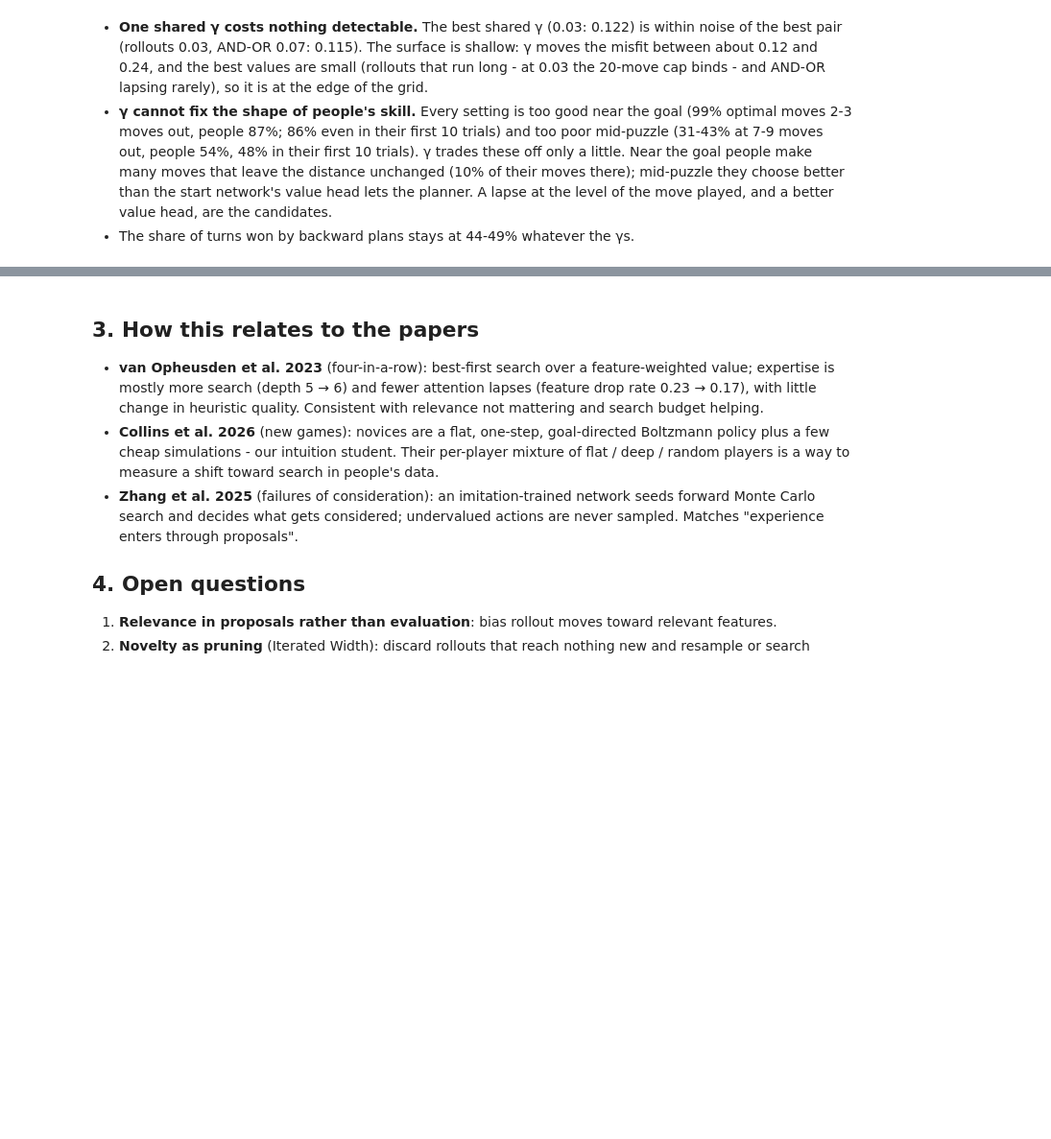
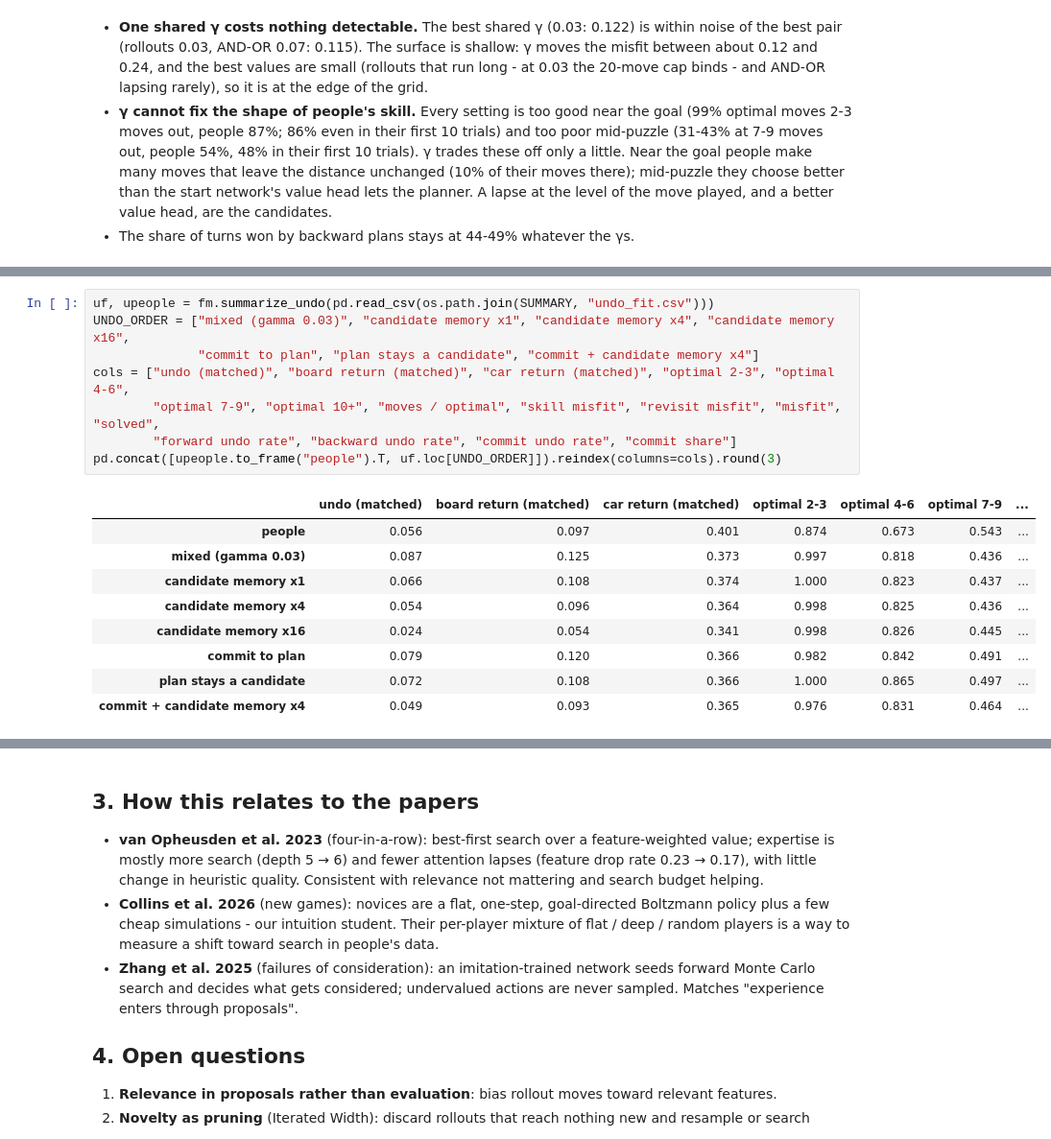
Before and after one commit to Appleseed4k/rush-hour, a Jupyter notebook: notebooks/forward_planning.ipynb, the cells around one changed output, grey strips where cells are left out. Shown at 96% size. Drawn from its saved outputs; the diff is of its cells as text; blank space fills up the shorter version.

```diff
--- a/notebooks/forward_planning.ipynb
+++ b/notebooks/forward_planning.ipynb
@@ -565,0 +581,18 @@ skill.round(3)
+# %%
+uf, upeople = fm.summarize_undo(pd.read_csv(os.path.join(SUMMARY, "undo_fit.csv")))
+UNDO_ORDER = ["mixed (gamma 0.03)", "candidate memory x1", "candidate memory x4", "candidate memory x16",
+              "commit to plan", "plan stays a candidate", "commit + candidate memory x4"]
+cols = ["undo (matched)", "board return (matched)", "car return (matched)", "optimal 2-3", "optimal 4-6",
+        "optimal 7-9", "optimal 10+", "moves / optimal", "skill misfit", "revisit misfit", "misfit", "solved",
+        "forward undo rate", "backward undo rate", "commit undo rate", "commit share"]
+pd.concat([upeople.to_frame("people").T, uf.loc[UNDO_ORDER]]).reindex(columns=cols).round(3)
+# %% [output]
+|  | undo (matched) | board return (matched) | car return (matched) | optimal 2-3 | optimal 4-6 | optimal 7-9 | ... |
+| people | 0.056 | 0.097 | 0.401 | 0.874 | 0.673 | 0.543 | ... |
+| mixed (gamma 0.03) | 0.087 | 0.125 | 0.373 | 0.997 | 0.818 | 0.436 | ... |
+| candidate memory x1 | 0.066 | 0.108 | 0.374 | 1.000 | 0.823 | 0.437 | ... |
+| candidate memory x4 | 0.054 | 0.096 | 0.364 | 0.998 | 0.825 | 0.436 | ... |
+| candidate memory x16 | 0.024 | 0.054 | 0.341 | 0.998 | 0.826 | 0.445 | ... |
+| commit to plan | 0.079 | 0.120 | 0.366 | 0.982 | 0.842 | 0.491 | ... |
+| plan stays a candidate | 0.072 | 0.108 | 0.366 | 1.000 | 0.865 | 0.497 | ... |
+| commit + candidate memory x4 | 0.049 | 0.093 | 0.365 | 0.976 | 0.831 | 0.464 | ... |
```
Also changed, not shown: parts of 5 cells of this notebook, 4 other files.
